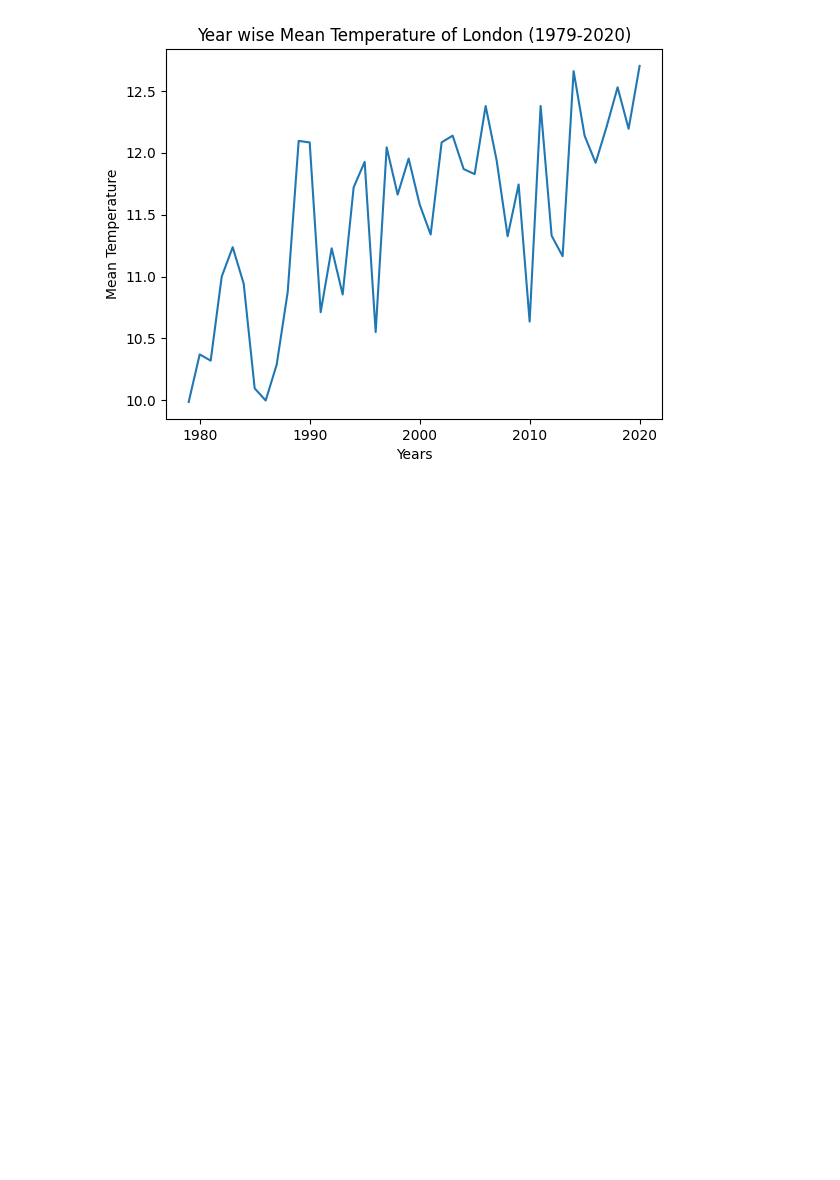
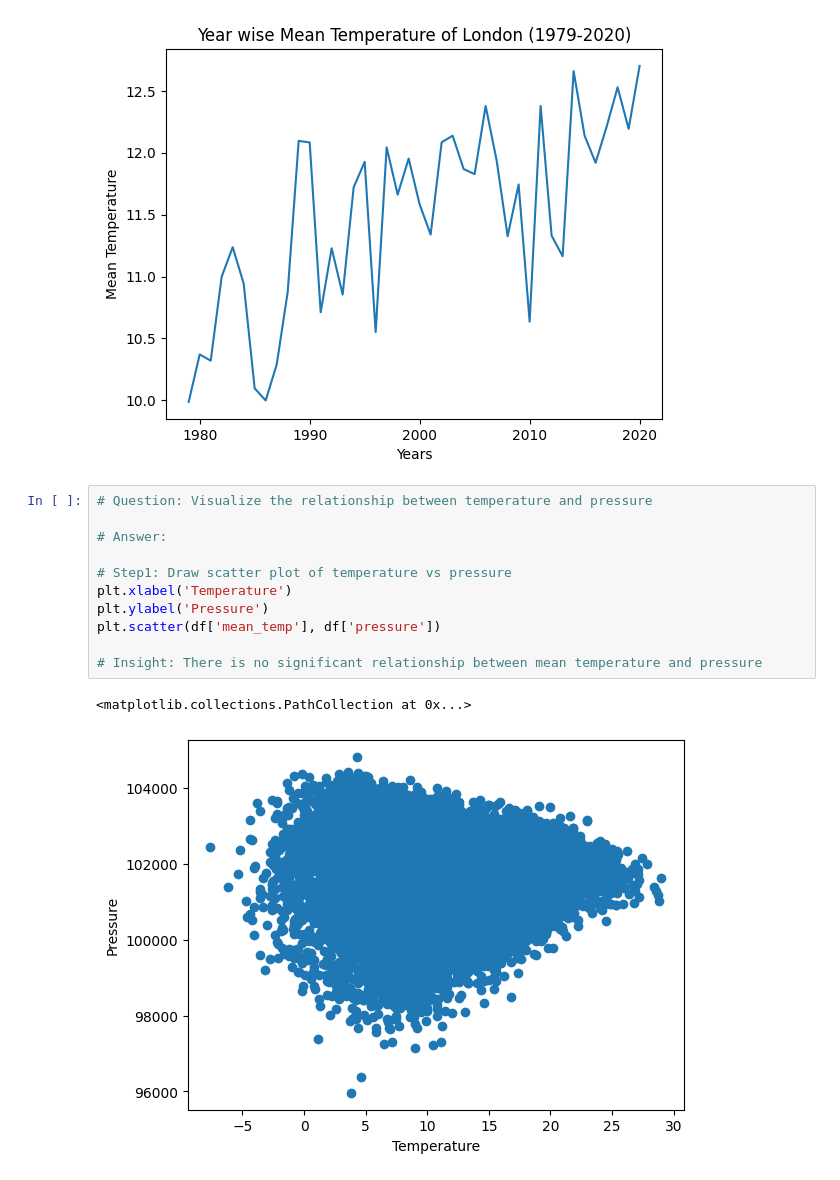
Before and after one commit to subinay108/Data-Mining-and-Warehousing-Lab, a Jupyter notebook: lab-2/weather_data_visualization.ipynb, the cells around one changed output. Drawn from its saved outputs; the diff is of its cells as text; blank space fills up the shorter version.

```diff
--- a/lab-2/weather_data_visualization.ipynb
+++ b/lab-2/weather_data_visualization.ipynb
@@ -57,3 +57,17 @@ plt.plot(average_temps)
 <class 'pandas.core.series.Series'>
 [<matplotlib.lines.Line2D at 0x...>]
 [figure]
+# %%
+# Question: Visualize the relationship between temperature and pressure
+
+# Answer:
+
+# Step1: Draw scatter plot of temperature vs pressure
+plt.xlabel('Temperature')
+plt.ylabel('Pressure')
+plt.scatter(df['mean_temp'], df['pressure'])
+
+# Insight: There is no significant relationship between mean temperature and pressure
+# %% [output]
+<matplotlib.collections.PathCollection at 0x...>
+[figure, added]
```
Also changed, not shown: parts of 1 cell of this notebook.
